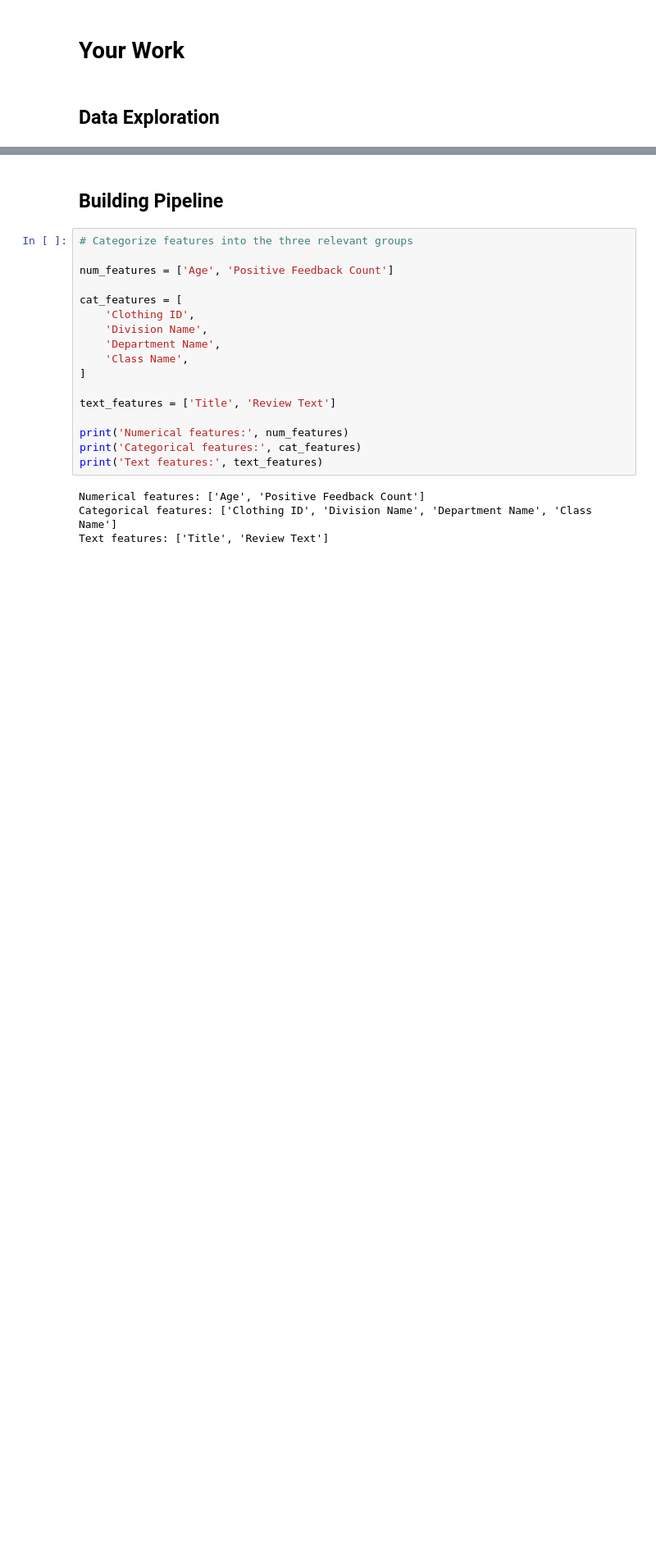
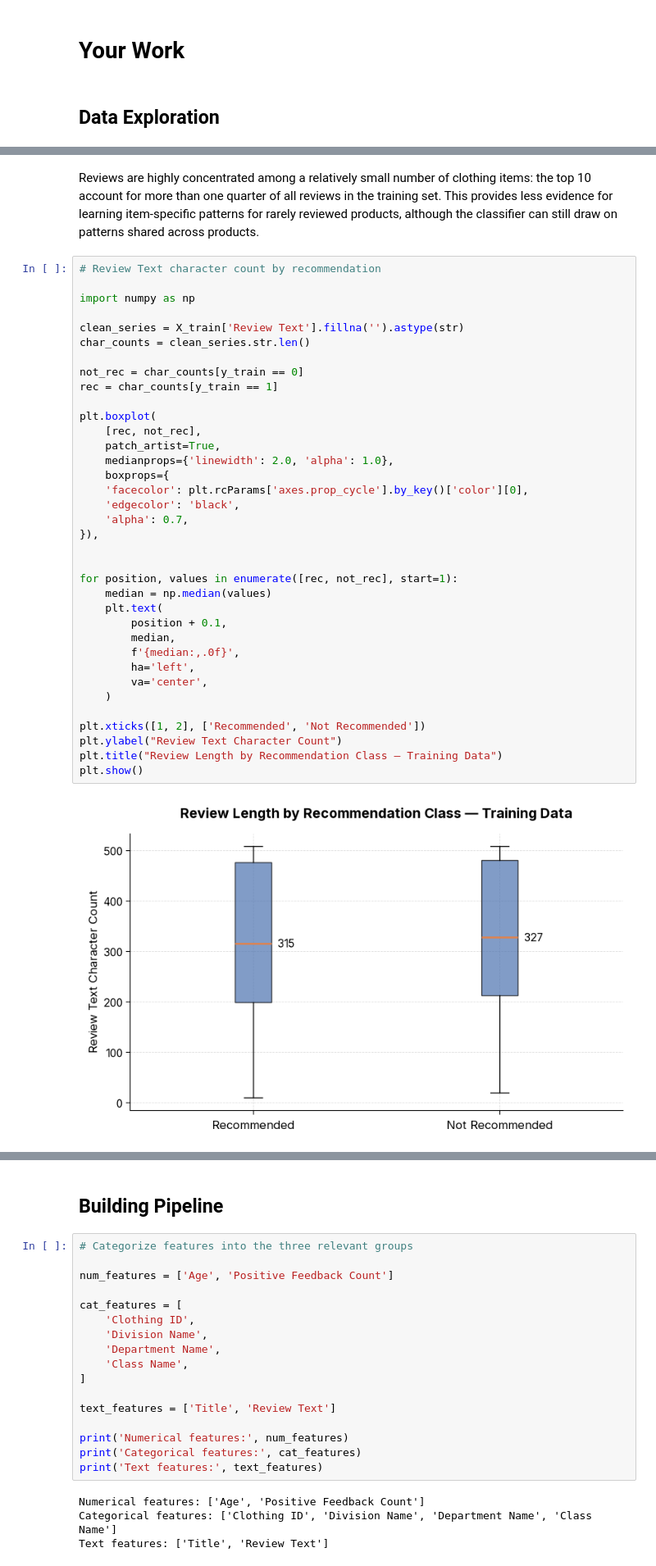
Before and after one commit to groundhog-21/dsnd-pipelines-project, a Jupyter notebook: starter/starter.ipynb, the cells around one changed output, grey strips where cells are left out. Shown at 82% size. Saved outputs shown, nothing was run; the diff lists cells and outputs as text; blank space fills up the shorter version.

```diff
--- a/starter/starter.ipynb
+++ b/starter/starter.ipynb
@@ -159,0 +173,40 @@ Clothing ID
+# %% [markdown]
+Reviews are highly concentrated among a relatively small number of clothing items: the top 10 account for more than one quarter of all reviews in the training set. This provides less evidence for learning item-specific patterns for rarely reviewed products, although the classifier can still draw on patterns shared across products.
+# %%
+# Review Text character count by recommendation
+
+import numpy as np
+
+clean_series = X_train['Review Text'].fillna('').astype(str)
+char_counts = clean_series.str.len()
+
+not_rec = char_counts[y_train == 0]
+rec = char_counts[y_train == 1]
+
+plt.boxplot(
+    [rec, not_rec],
+    patch_artist=True,
+    medianprops={'linewidth': 2.0, 'alpha': 1.0},
+    boxprops={
+    'facecolor': plt.rcParams['axes.prop_cycle'].by_key()['color'][0],
+    'edgecolor': 'black',
+    'alpha': 0.7,
+}),
+
+
+for position, values in enumerate([rec, not_rec], start=1):
+    median = np.median(values)
+    plt.text(
+        position + 0.1,
+        median,
+        f'{median:,.0f}',
+        ha='left',
+        va='center',
+    )
+
+plt.xticks([1, 2], ['Recommended', 'Not Recommended'])
+plt.ylabel("Review Text Character Count")
+plt.title("Review Length by Recommendation Class — Training Data")
+plt.show()
+# %% [output]
+[figure, added]
```
Also changed, not shown: parts of 22 cells of this notebook, 7 other files.
